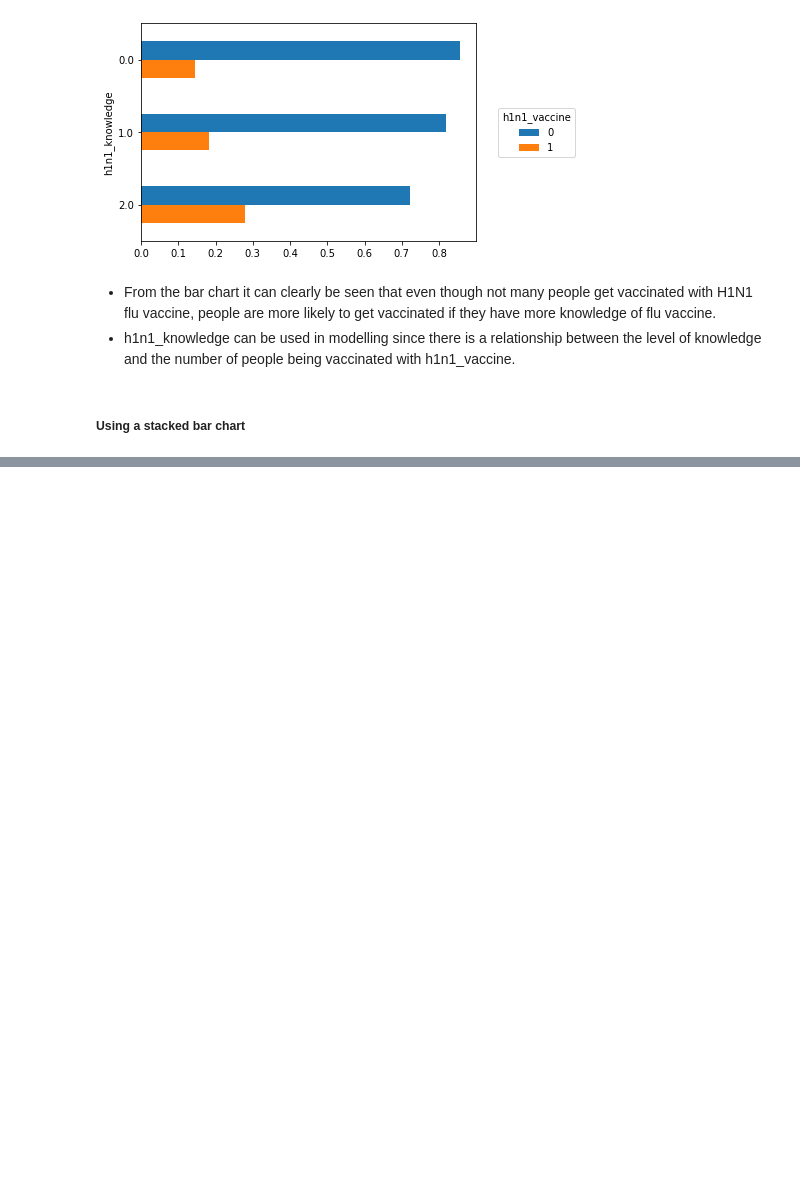
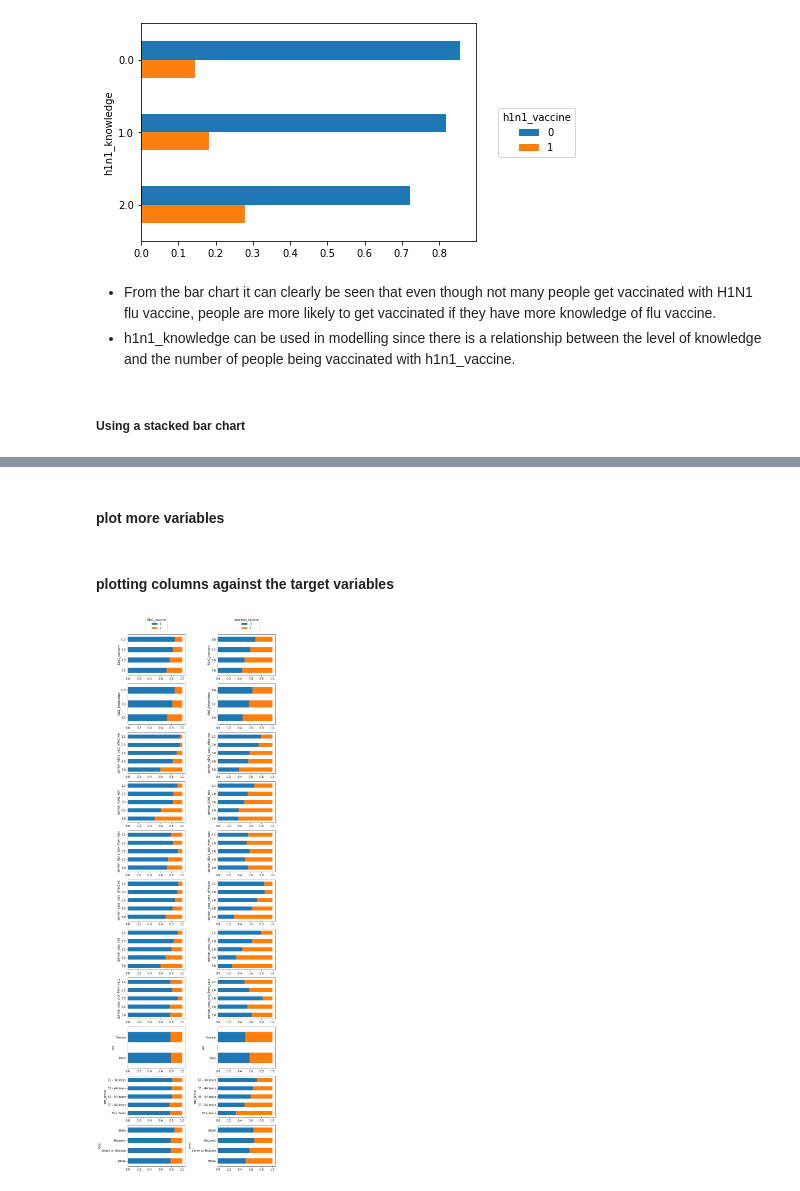
Before and after one commit to Pamela-Chebii/Predicting_H1N1_-_Seasonal_Flue_Vaccines, a Jupyter notebook: index.ipynb, the cells around one changed output, grey strips where cells are left out. Cells and saved outputs as stored; diff of their text form; code cells hidden in the pictures; blank space fills up the shorter version.

Commit message:
stacked bar chart for selected variables

```diff
--- a/index.ipynb
+++ b/index.ipynb
@@ -475,0 +476,2 @@ ax.legend(
+# %% [markdown]
+#### plot more variables
@@ -475,0 +492,40 @@ ax.legend(
+# %% [markdown]
+#### plotting columns against the target variables
+# %%
+# code to select columns to plot
+selected_columns =  [
+    'h1n1_concern',
+    'h1n1_knowledge',
+    'opinion_h1n1_vacc_effective',
+    'opinion_h1n1_risk',
+    'opinion_h1n1_sick_from_vacc',
+    'opinion_seas_vacc_effective',
+    'opinion_seas_risk',
+    'opinion_seas_sick_from_vacc',
+    'sex',
+    'age_group',
+    'race',
+]
+# %%
+# code to plot numeric variables against the target variables
+
+fig, ax = plt.subplots(
+    len(selected_columns), 2, figsize=(9,len(selected_columns)*2.5)
+)
+for idx, col in enumerate(selected_columns):
+    vaccination_rate_plot(
+        col, 'h1n1_vaccine', combined_df, ax=ax[idx, 0]
+    )
+    vaccination_rate_plot(
+        col, 'seasonal_vaccine', combined_df, ax=ax[idx, 1]
+    )
+
+ax[0, 0].legend(
+    loc='lower center', bbox_to_anchor=(0.5, 1.05), title='h1n1_vaccine'
+)
+ax[0, 1].legend(
+    loc='lower center', bbox_to_anchor=(0.5, 1.05), title='seasonal_vaccine'
+)
+fig.tight_layout()
+# %% [output]
+[figure, added]
```
Also changed, not shown: parts of 2 cells of this notebook.
